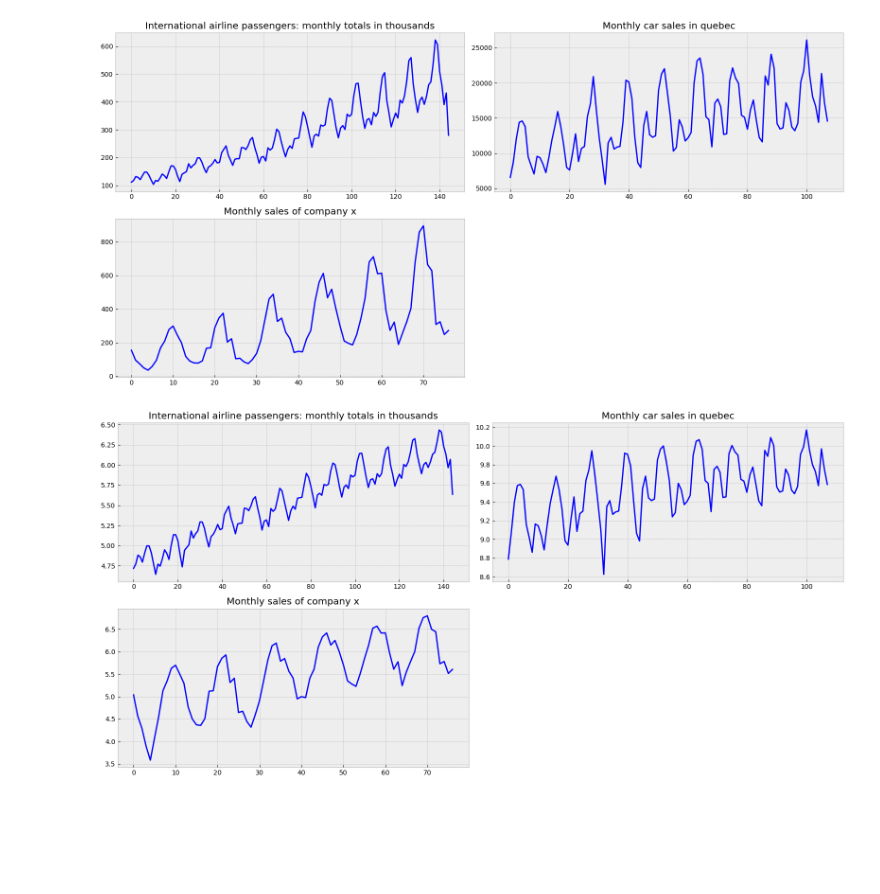
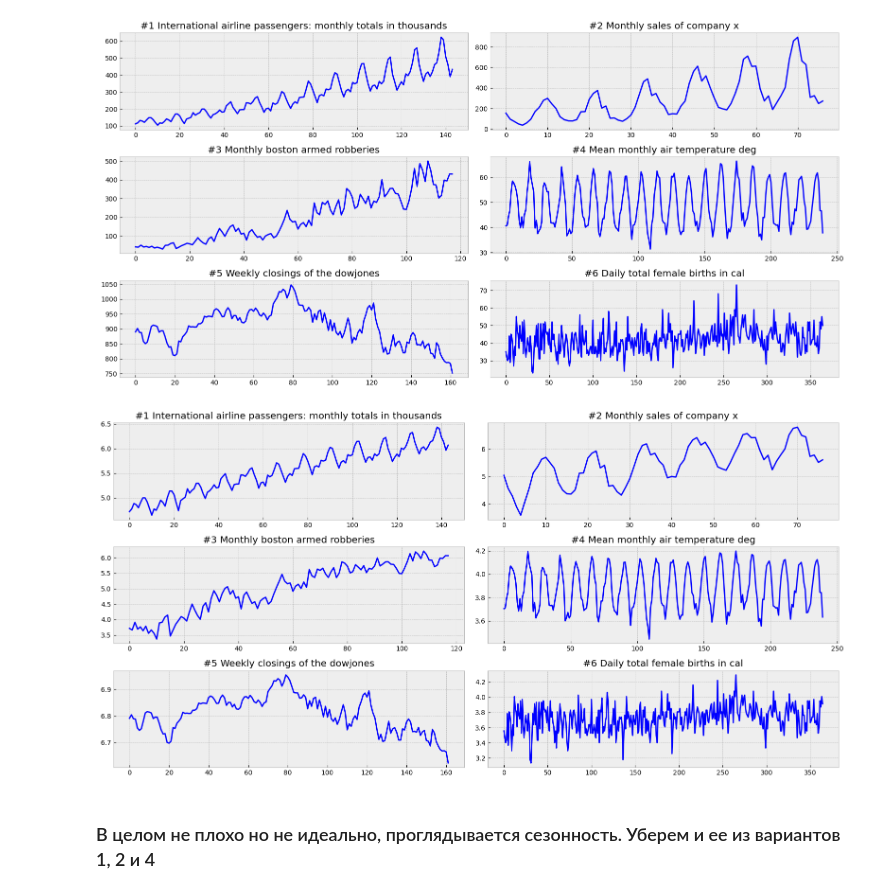
Before and after one commit to Hemultan/TimeSeries, a Jupyter notebook: hw1/hw1.ipynb, the cells around one changed output. Saved outputs shown, nothing was run; the diff lists cells and outputs as text; code cells hidden in the pictures; blank space fills up the shorter version.

```diff
--- a/hw1/hw1.ipynb
+++ b/hw1/hw1.ipynb
@@ -5,8 +5,11 @@ import matplotlib.pyplot as plt
 %matplotlib inline
 # %%
 airline = pd.read_csv('international-airline-passengers.csv', names=['Month', 'Passengers'], header=0)
-car = pd.read_csv('monthly-car-sales-in-quebec-1960.csv')
 sales = pd.read_csv('monthly-sales-of-company-x-jan-6.csv')
+boston = pd.read_csv("Series/monthly-boston-armed-robberies-j.csv")
+air_temp = pd.read_csv("Series/mean-monthly-air-temperature-deg.csv")
+dowjones = pd.read_csv("Series/weekly-closings-of-the-dowjones-.csv")
+female = pd.read_csv("Series/daily-total-female-births-in-cal.csv")
 # %%
 airline.info()
 # %% [output]
@@ -41,15 +44,18 @@ Name: count, dtype: int64
 airline['Passengers'] = airline['Passengers'].fillna(airline['Passengers'].mean())
 # %%
 dict_series = {
-    'International airline passengers: monthly totals in thousands': airline['Passengers'],
-    'Monthly car sales in quebec': car['Count'],
-    'Monthly sales of company x': sales['Count']
+    '#1 International airline passengers: monthly totals in thousands': airline['Passengers'],
+    '#2 Monthly sales of company x': sales['Count'],
+    '#3 Monthly boston armed robberies': boston['Count'],
+    '#4 Mean monthly air temperature deg': air_temp['Deg'],
+    '#5 Weekly closings of the dowjones': dowjones['Close'],
+    '#6 Daily total female births in cal': female['Count']
     }
 # %%
 # Изначальные ряды
 with plt.style.context('bmh'):
     plt.figure(figsize=(16, 8))
-    layout = (2, 2)
+    layout = (3, 2)
     for i, key in enumerate(dict_series.keys()):
         x = i % 2
         y = int((i - x) / 2)
@@ -60,32 +66,40 @@ with plt.style.context('bmh'):
 
     plt.tight_layout()
 # %% [output]
-[figure, old version]
+[figure, new version]
 # %%
 # Нормализация дисперсии
 from scipy.stats import boxcox
 
-series1 = pd.Series(boxcox(dict_series['International airline passengers: monthly totals in thousands'], 0))
-series2 = pd.Series(boxcox(dict_series['Monthly car sales in quebec'], 0))
-series3 = pd.Series(boxcox(dict_series['Monthly sales of company x'], 0))
+series1 = pd.Series(boxcox(dict_series['#1 International airline passengers: monthly totals in thousands'], 0))
+series2 = pd.Series(boxcox(dict_series['#2 Monthly sales of company x'], 0))
+series3 = pd.Series(boxcox(dict_series['#3 Monthly boston armed robberies'], 0))
+series4 = pd.Series(boxcox(dict_series['#4 Mean monthly air temperature deg'], 0))
+series5 = pd.Series(boxcox(dict_series['#5 Weekly closings of the dowjones'], 0))
+series6 = pd.Series(boxcox(dict_series['#6 Daily total female births in cal'], 0))
 
 dict_series1 = {
-    'International airline passengers: monthly totals in thousands': series1,
-    'Monthly car sales in quebec': series2,
-    'Monthly sales of company x': series3
+    '#1 International airline passengers: monthly totals in thousands': series1,
+    '#2 Monthly sales of company x': series2,
+    '#3 Monthly boston armed robberies': series3,
+    '#4 Mean monthly air temperature deg': series4,
+    '#5 Weekly closings of the dowjones': series5,
+    '#6 Daily total female births in cal': series6
     }
 # %%
 with plt.style.context('bmh'):
     plt.figure(figsize=(16, 8))
-    layout = (2, 2)
+    layout = (3, 2)
     for i, key in enumerate(dict_series1.keys()):
         x = i % 2
         y = int((i - x) / 2)
 
         ts_ax = plt.subplot2grid(layout, (y, x))
         dict_series1[key].plot(ax=ts_ax, color='blue')
         ts_ax.set_title(key)
 
     plt.tight_layout()
 # %% [output]
-[figure, old version]
+[figure, new version]
+# %% [markdown]
+### В целом не плохо но не идеально, проглядывается сезонность. Уберем и ее из вариантов 1, 2 и 4
```
Also changed, not shown: parts of 16 cells of this notebook.
